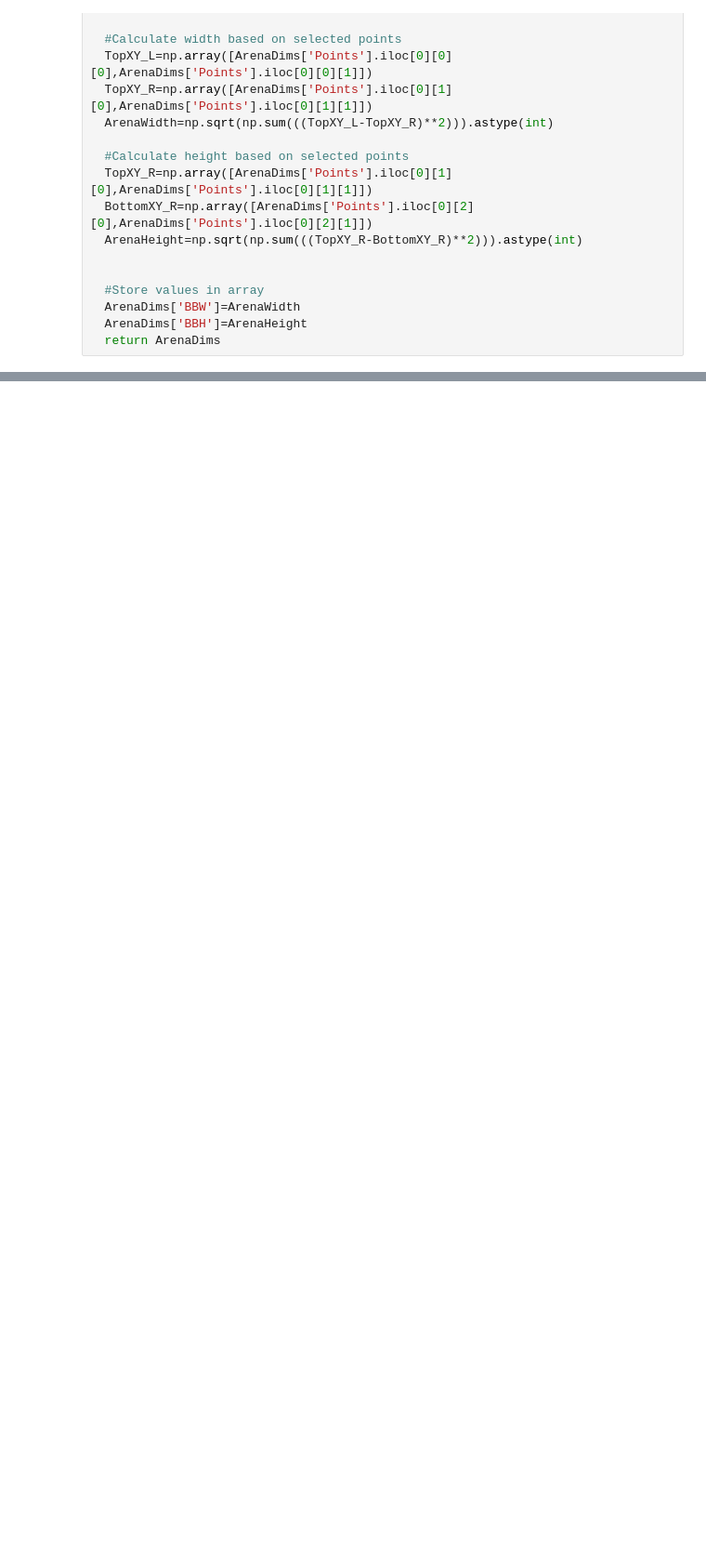
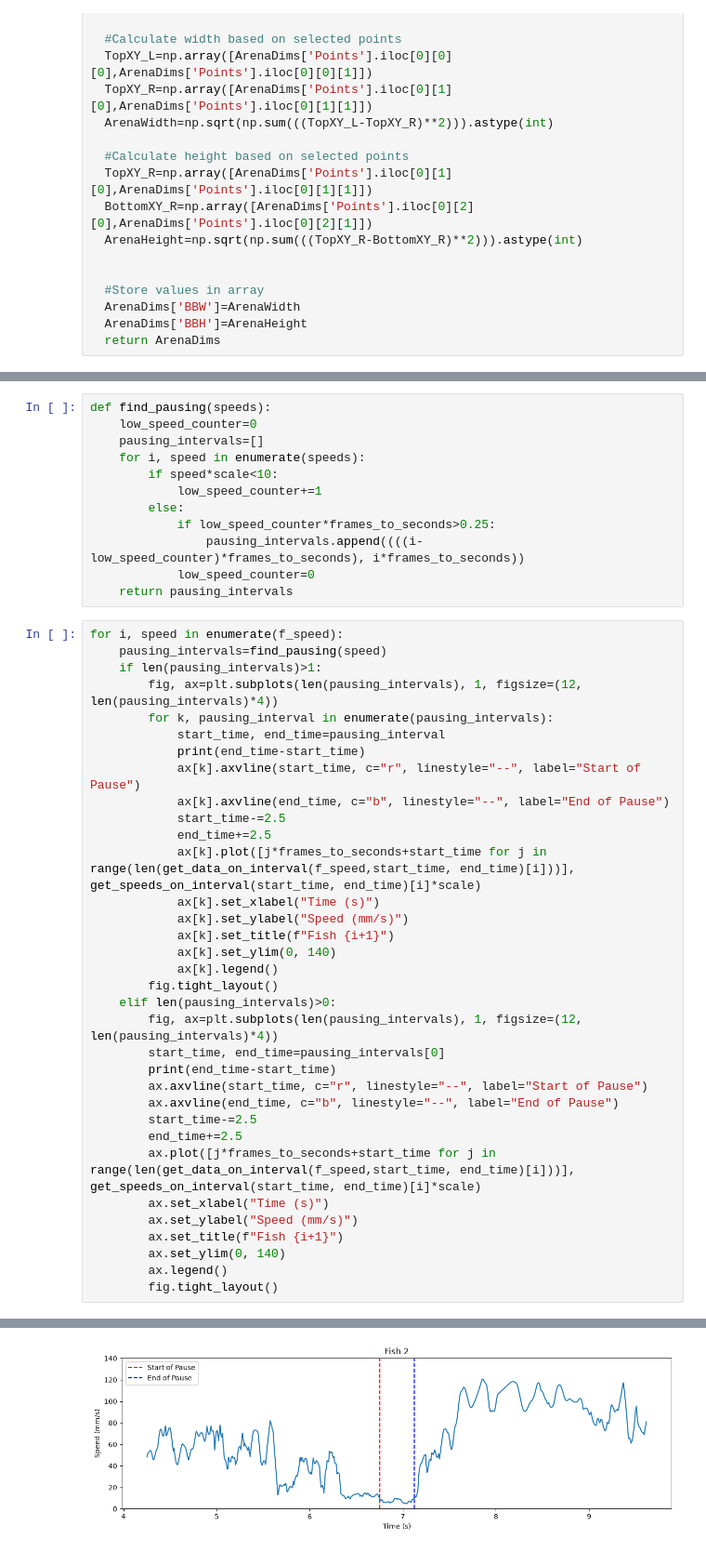
Before and after one commit to SamiSternson/Danionella-VR-Simulation-Code, a Jupyter notebook: real_school_analysis/schooling_helper_funcs_SE.ipynb, the cells around one changed output, grey strips where cells are left out. Shown at 93% size. Saved outputs shown, nothing was run; the diff lists cells and outputs as text; blank space fills up the shorter version.

Commit message:
Added some functions to look for pausing and things like that

```diff
--- a/real_school_analysis/schooling_helper_funcs_SE.ipynb
+++ b/real_school_analysis/schooling_helper_funcs_SE.ipynb
@@ -1001,0 +1148,47 @@ def get_arena_dims(data):
+# %%
+def find_pausing(speeds):
+    low_speed_counter=0
+    pausing_intervals=[]
+    for i, speed in enumerate(speeds):
+        if speed*scale<10:
+            low_speed_counter+=1
+        else:
+            if low_speed_counter*frames_to_seconds>0.25:
+                pausing_intervals.append((((i-low_speed_counter)*frames_to_seconds), i*frames_to_seconds))
+            low_speed_counter=0
+    return pausing_intervals
+# %%
+for i, speed in enumerate(f_speed):
+    pausing_intervals=find_pausing(speed)
+    if len(pausing_intervals)>1:
+        fig, ax=plt.subplots(len(pausing_intervals), 1, figsize=(12, len(pausing_intervals)*4))
+        for k, pausing_interval in enumerate(pausing_intervals):
+            start_time, end_time=pausing_interval
+            print(end_time-start_time)
+            ax[k].axvline(start_time, c="r", linestyle="--", label="Start of Pause")
+            ax[k].axvline(end_time, c="b", linestyle="--", label="End of Pause")
+            start_time-=2.5
+            end_time+=2.5
+            ax[k].plot([j*frames_to_seconds+start_time for j in range(len(get_data_on_interval(f_speed,start_time, end_time)[i]))], get_speeds_on_interval(start_time, end_time)[i]*scale)
+            ax[k].set_xlabel("Time (s)")
+            ax[k].set_ylabel("Speed (mm/s)")
+            ax[k].set_title(f"Fish {i+1}")
+            ax[k].set_ylim(0, 140)
+            ax[k].legend()
+        fig.tight_layout()
+    elif len(pausing_intervals)>0:
+        fig, ax=plt.subplots(len(pausing_intervals), 1, figsize=(12, len(pausing_intervals)*4))
+        start_time, end_time=pausing_intervals[0]
+        print(end_time-start_time)
+        ax.axvline(start_time, c="r", linestyle="--", label="Start of Pause")
+        ax.axvline(end_time, c="b", linestyle="--", label="End of Pause")
+        start_time-=2.5
+        end_time+=2.5
+        ax.plot([j*frames_to_seconds+start_time for j in range(len(get_data_on_interval(f_speed,start_time, end_time)[i]))], get_speeds_on_interval(start_time, end_time)[i]*scale)
+        ax.set_xlabel("Time (s)")
+        ax.set_ylabel("Speed (mm/s)")
+        ax.set_title(f"Fish {i+1}")
+        ax.set_ylim(0, 140)
+        ax.legend()
+        fig.tight_layout()
+# %% [output]
@@ -1001,0 +1199 @@ def get_arena_dims(data):
+[figure, added]
```
Also changed, not shown: parts of 16 cells of this notebook, 4 other files.
